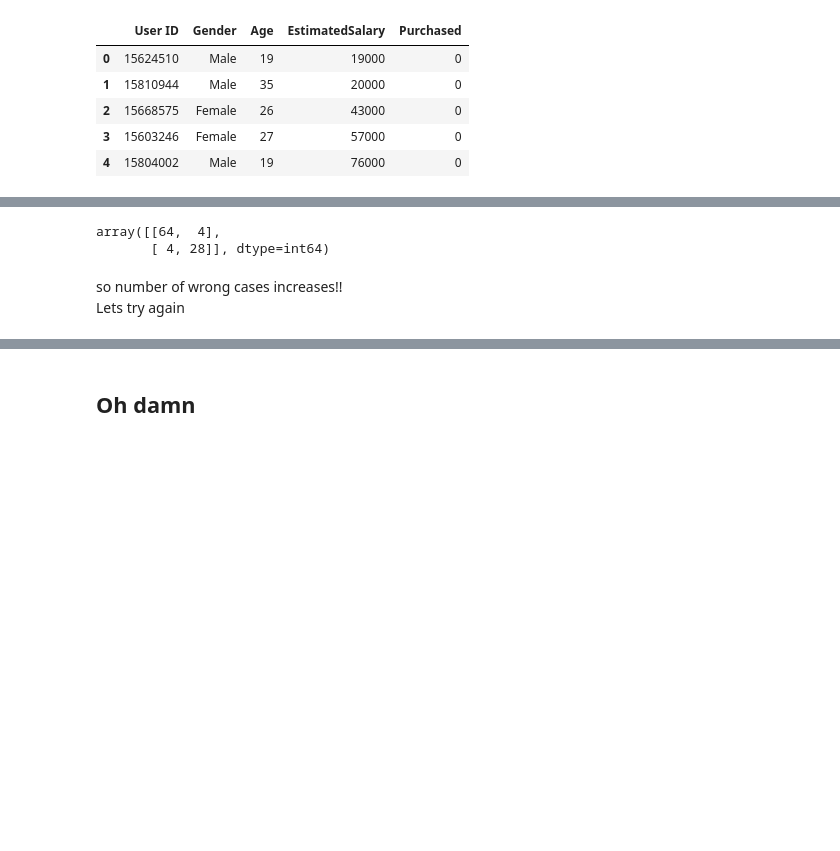
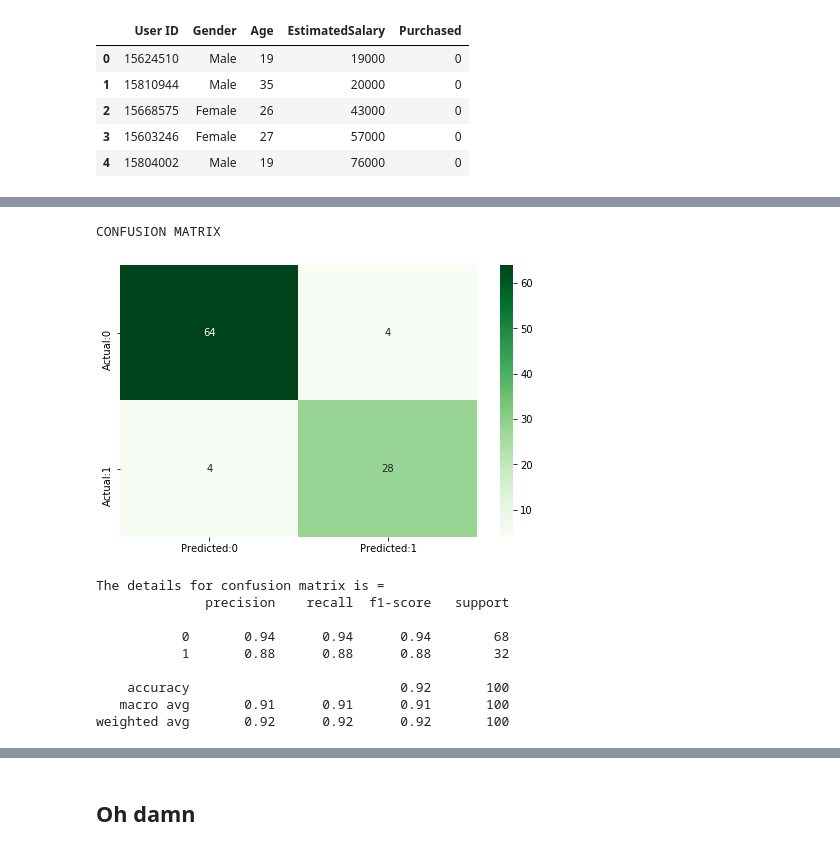
Before and after one commit to kabirnagpal/ML-Track, a Jupyter notebook: week 5.ipynb, the cells around one changed output, grey strips where cells are left out. Drawn from its saved outputs; the diff is of its cells as text; code cells hidden in the pictures; blank space fills up the shorter version.

```diff
--- a/week 5.ipynb
+++ b/week 5.ipynb
@@ -233,17 +302,22 @@ Lets try increasing the neighbors
 # %%
 from sklearn.neighbors import KNeighborsClassifier
 classifier = KNeighborsClassifier(n_neighbors = 50, metric = 'minkowski', p = 2)
 classifier.fit(X_train, y_train)
 
 
 y_pred = classifier.predict(X_test)
 
 
-from sklearn.metrics import confusion_matrix
-confusion_matrix(y_test, y_pred)
+confusion_matrix_compute(y_test,y_pred)
 # %% [output]
-array([[64,  4],
-       [ 4, 28]], dtype=int64)
+CONFUSION MATRIX
+[figure, added]
+The details for confusion matrix is =
+              precision    recall  f1-score   support
+
+           0       0.94      0.94      0.94        68
+           1       0.88      0.88      0.88        32
+
+    accuracy                           0.92       100
+   macro avg       0.91      0.91      0.91       100
+weighted avg       0.92      0.92      0.92       100
-# %% [markdown]
-so number of wrong cases increases!!
-Lets try again
```
Also changed, not shown: parts of 58 cells of this notebook, 7 other files.
